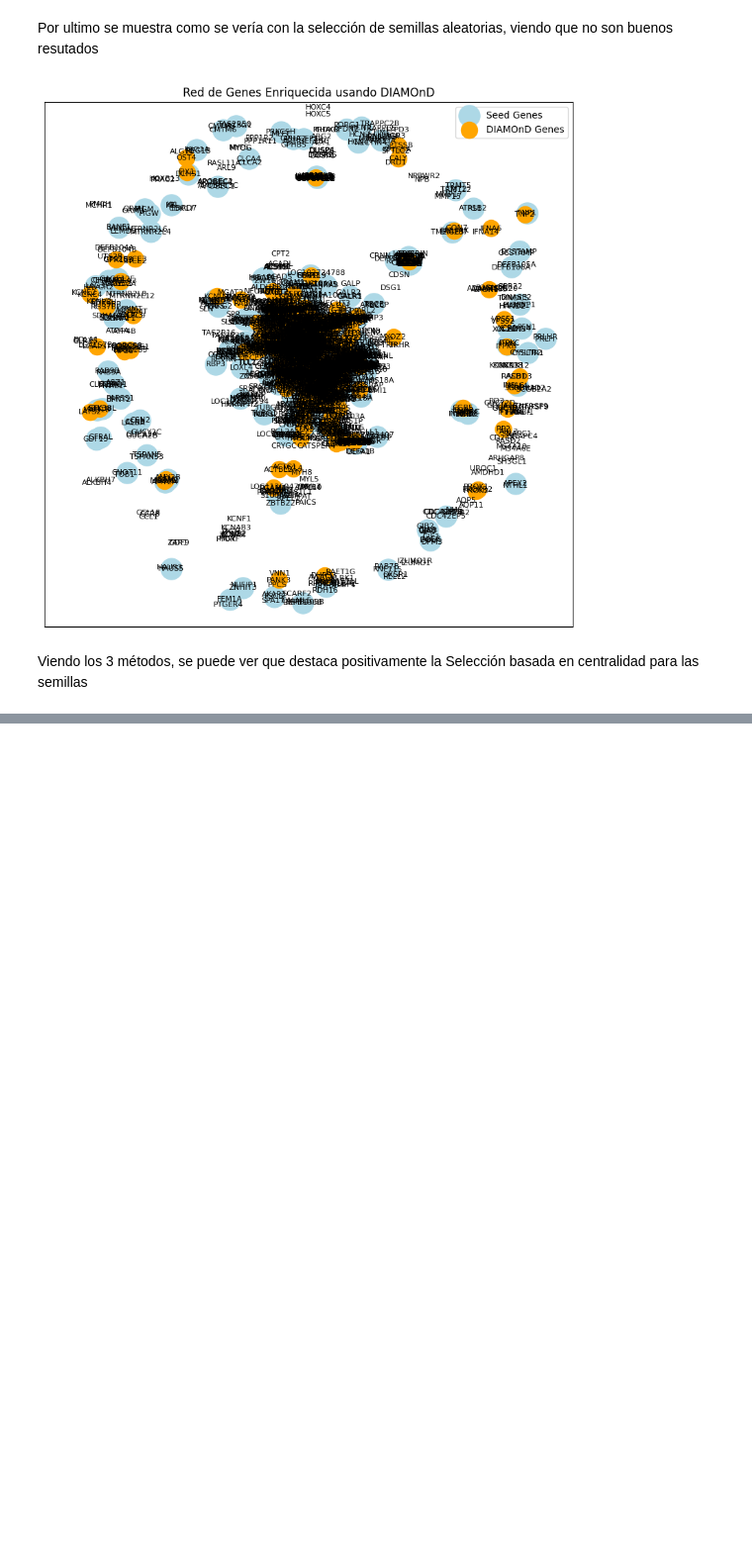
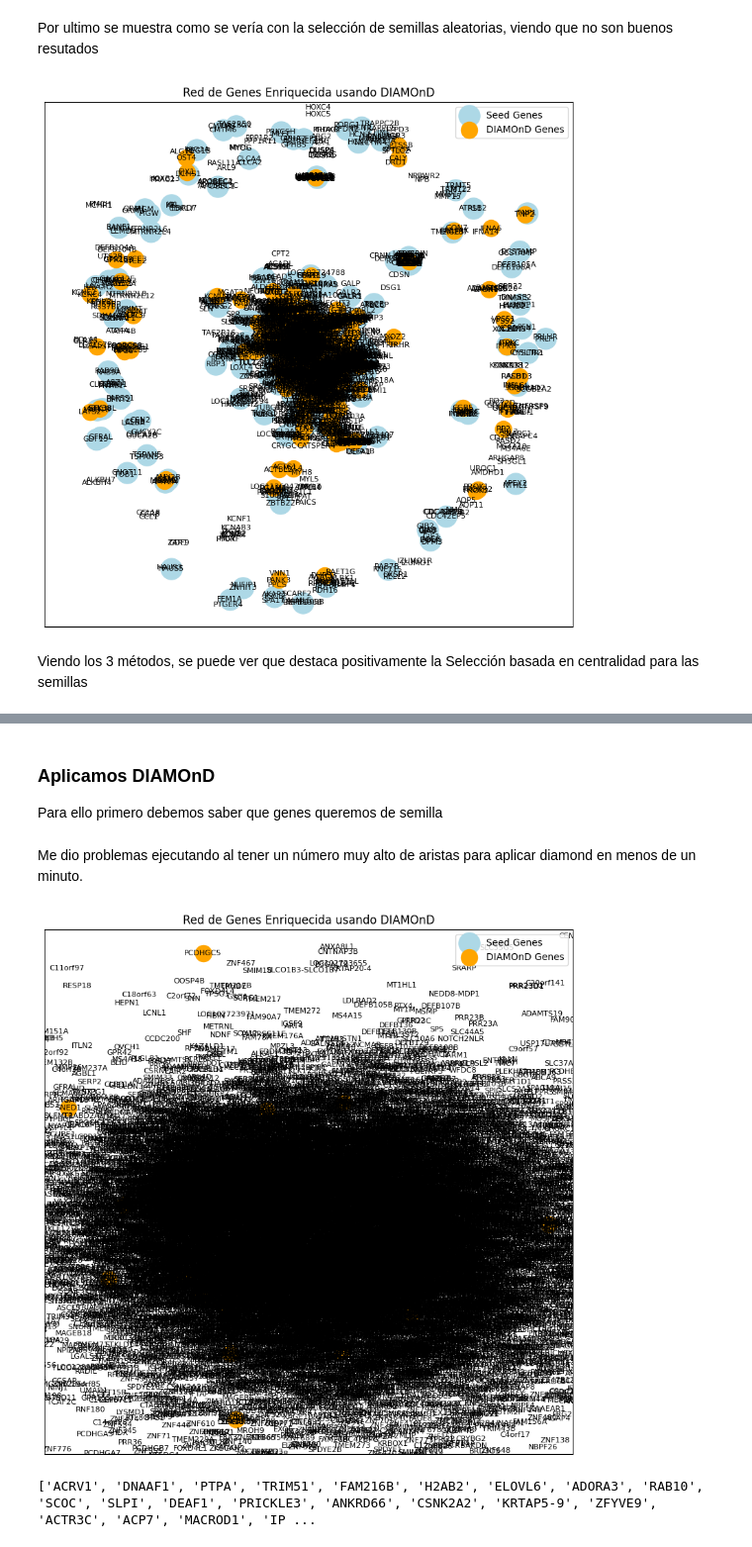
Before and after one commit to Diegodepab/NETWORK_PROPAGATION_GENES, a Jupyter notebook: propagación_de_redes_en_genes.ipynb, the cells around one changed output, grey strips where cells are left out. Shown at 99% size. Saved outputs shown, nothing was run; the diff lists cells and outputs as text; code cells hidden in the pictures; blank space fills up the shorter version.

```diff
--- a/propagación_de_redes_en_genes.ipynb
+++ b/propagación_de_redes_en_genes.ipynb
@@ -447,0 +565,29 @@ Es un marco integral que prioriza genes según su relevancia para enfermedades e
+# %%
+upload_file()
+
+tipo_dato = None
+df = None
+
+# Intentar leer el archivo en varios formatos
+for sep, expected_cols, tipo in [(',', 2, "DIAMOND"),
+                                 #('\s+', 2, "GO"),
+                                 (' 1 ', 2, "GUILD")]:
+    df = read_dataset(sep, expected_cols)
+    if df is not None:
+        tipo_dato = tipo
+        break  # Salir del bucle si se encontró un formato válido
+
+# Comprobar el tipo de dato
+if tipo_dato is None:
+    warnings.warn("El archivo cargado no está preparado para este formato de texto.")
+
+# Asignar nombres a las columnas
+df.columns = ['GEN1', 'GEN2']
+
+# Leer el grafo desde el DataFrame
+#df_name = df_interactions[['GEN1_name', 'GEN2_name']] #en caso de compilar get_gene_name, no recomendado
+G = read_input_from_df(df)
+
+# Parámetros
+n = 200
+alpha = 1
@@ -447,0 +598,4 @@ Es un marco integral que prioriza genes según su relevancia para enfermedades e
+# %% [markdown]
+### **Aplicamos DIAMOnD**
+
+Para ello primero debemos saber que genes queremos de semilla
@@ -447,0 +604,16 @@ Es un marco integral que prioriza genes según su relevancia para enfermedades e
+# %% [markdown]
+Me dio problemas ejecutando al tener un número muy alto de aristas para aplicar diamond en menos de un minuto.
+# %%
+# ------------------- EJECUCIÓN -------------------
+#tienes que tener los datos cargados, mira el código del chunk superior
+
+diamond_genes = diamond_iteration_of_first_X_nodes(G, seed_genes, 30, 1)
+
+# Graficar red enriquecida
+graficar_red_enriquecida(G, seed_genes, diamond_genes)
+# %% [output]
+[figure, added]
+# %%
+print(diamond_genes)
+# %% [output]
+['ACRV1', 'DNAAF1', 'PTPA', 'TRIM51', 'FAM216B', 'H2AB2', 'ELOVL6', 'ADORA3', 'RAB10', 'SCOC', 'SLPI', 'DEAF1', 'PRICKLE3', 'ANKRD66', 'CSNK2A2', 'KRTAP5-9', 'ZFYVE9', 'ACTR3C', 'ACP7', 'MACROD1', 'IP ...
```
Also changed, not shown: parts of 25 cells of this notebook, 11 other files.
